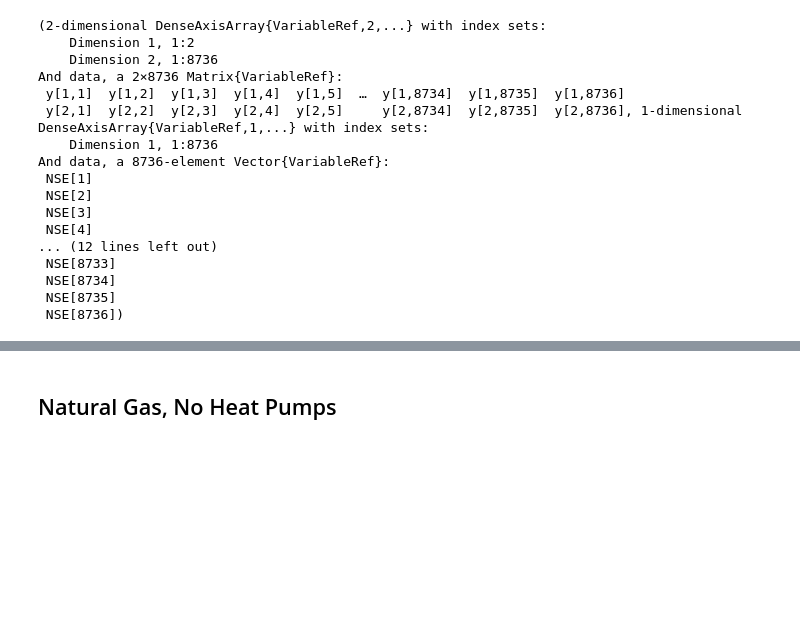
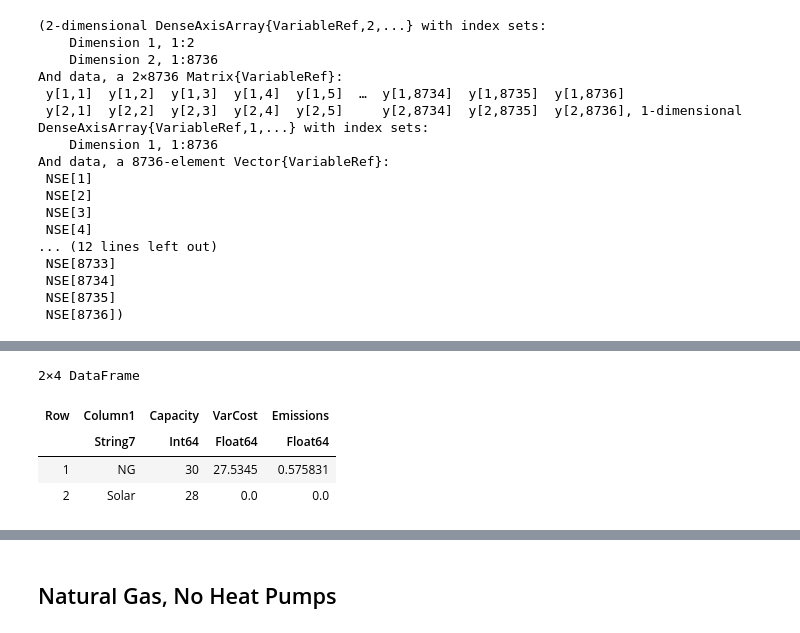
Before and after one commit to BEE4750-FA24/FP-Group6, a Jupyter notebook: Cornell_CHP_Project.ipynb, the cells around one changed output, grey strips where cells are left out. Drawn from its saved outputs; the diff is of its cells as text; code cells hidden in the pictures; blank space fills up the shorter version.

```diff
--- a/Cornell_CHP_Project.ipynb
+++ b/Cornell_CHP_Project.ipynb
@@ -378,3 +408,11 @@ objective_value(gencap) = 4.4768782365158005e6
+# %%
+gens
+# %% [output]
+2×4 DataFrame
+| Row | Column1 | Capacity | VarCost | Emissions |
+|  | String7 | Int64 | Float64 | Float64 |
+| 1 | NG | 30 | 27.5345 | 0.575831 |
+| 2 | Solar | 28 | 0.0 | 0.0 |
 # %%
 gen = value.(y).data
 p = areaplot(gen'[1:200,:],
```
Also changed, not shown: parts of 18 cells of this notebook, 17 other files.
